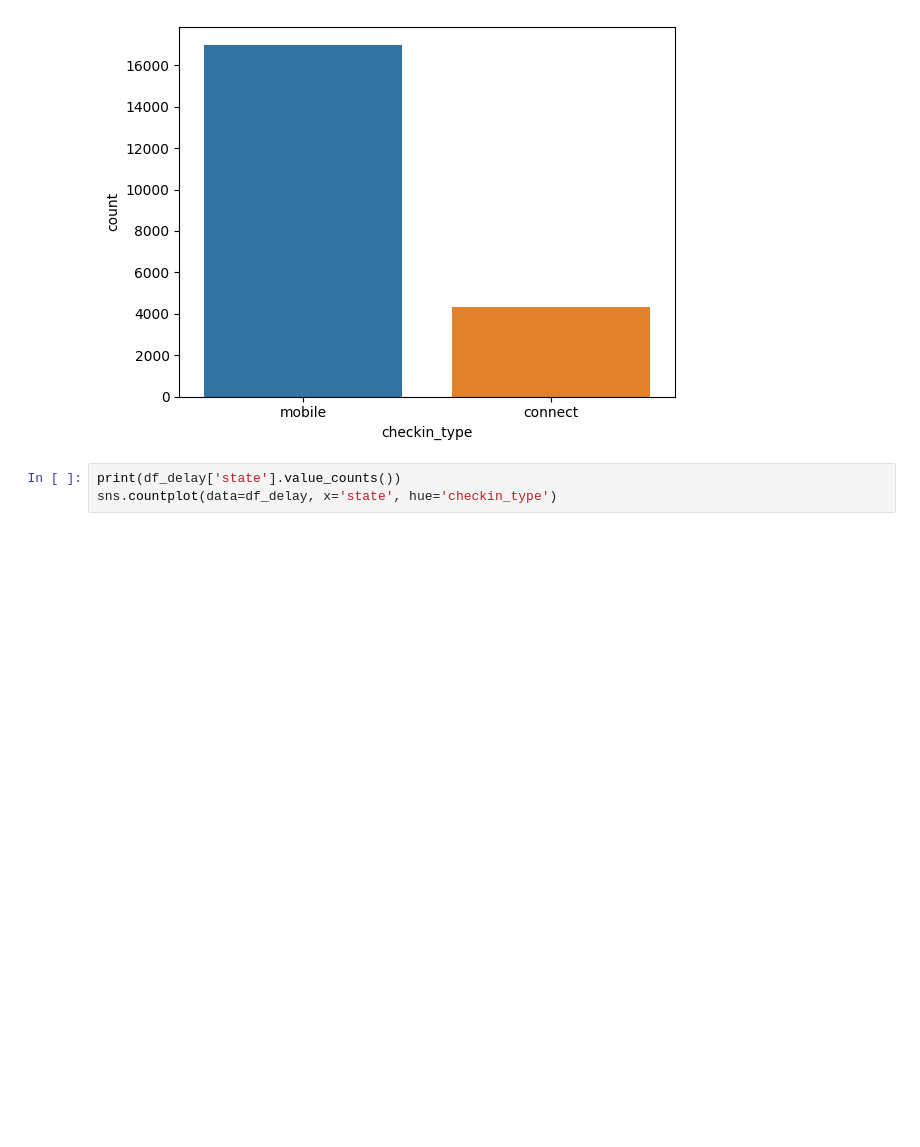
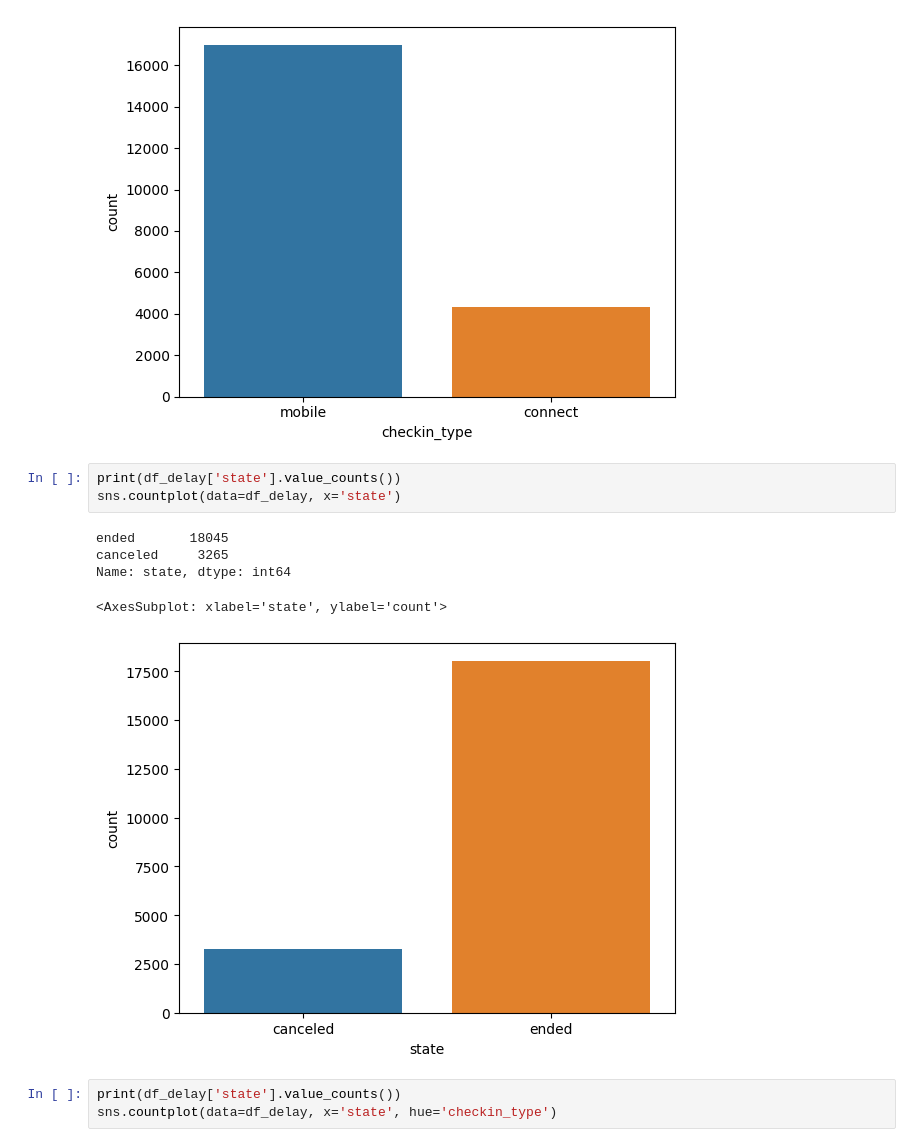
Before and after one commit to Stylomines/GetAround, a Jupyter notebook: get_around_delay.ipynb, the cells around one changed output. Saved outputs shown, nothing was run; the diff lists cells and outputs as text; blank space fills up the shorter version.

```diff
--- a/get_around_delay.ipynb
+++ b/get_around_delay.ipynb
@@ -72,6 +72,15 @@ sns.countplot(x=df_delay['checkin_type'])
 # %% [output]
 <AxesSubplot: xlabel='checkin_type', ylabel='count'>
 [figure]
+# %%
+print(df_delay['state'].value_counts())
+sns.countplot(data=df_delay, x='state')
+# %% [output]
+ended       18045
+canceled     3265
+Name: state, dtype: int64
+<AxesSubplot: xlabel='state', ylabel='count'>
+[figure, added]
 # %%
 print(df_delay['state'].value_counts())
 sns.countplot(data=df_delay, x='state', hue='checkin_type')
```
Also changed, not shown: parts of 16 cells of this notebook.
